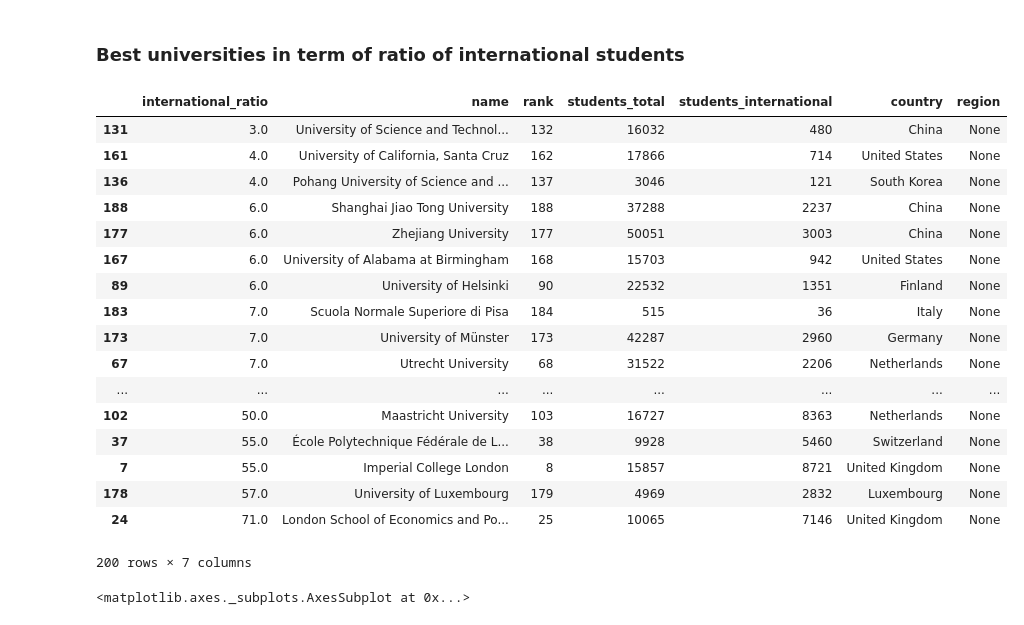
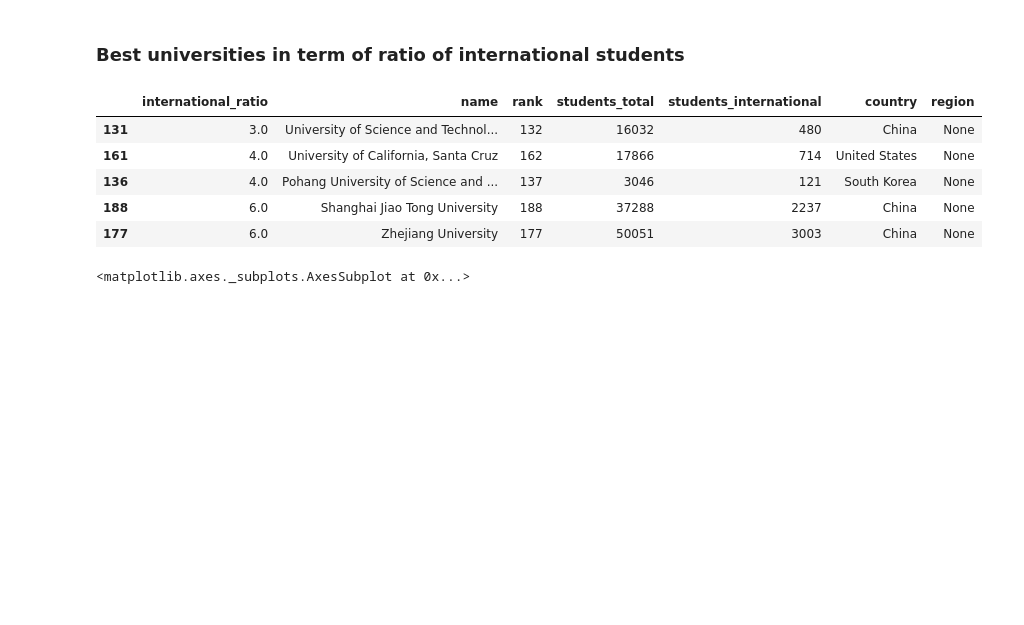
Before and after one commit to ImLemni/ada-epfl, a Jupyter notebook: 02-Data/homework2.ipynb, the cells around one changed output. Drawn from its saved outputs; the diff is of its cells as text; code cells hidden in the pictures; blank space fills up the shorter version.

```diff
--- a/02-Data/homework2.ipynb
+++ b/02-Data/homework2.ipynb
@@ -89,7 +100,7 @@ def read_percentage(raw_percentage):
 # %% [markdown]
 TODO : Describe data
 # %%
-def make_entry(name, rank, country, region, faculty_total, faculty_international, students_total, students_international,faculty_ratio,intern_ratio, **extra_keys):
+def make_entry(name, rank, country, region, faculty_total, faculty_international, students_total, students_international,faculty_ratio,intern_ratio,overall_score,citations_score,international_score, **extra_keys):
     return {
         "name": name,
         "rank": rank,
@@ -101,6 +112,9 @@ def make_entry(name, rank, country, region, faculty_total, faculty_international
         "students_international": students_international,
         "faculty_ratio":faculty_ratio,
         "international_ratio":intern_ratio,
+        "overall_score":overall_score,
+        "citations_score":citations_score,
+        "international_score":international_score,
         **extra_keys
     }
 # %%
@@ -491,8 +507,11 @@ def read_times_entry(raw_entry):
     faculty_international = None
     faculty_ratio = faculty_to_students_ratio*100
     intern_ratio = international_students_ratio*100
+    overall_score = float(raw_entry["scores_overall"]) if "scores_overall" in raw_entry else None
+    citations_score = float(raw_entry["scores_citations"]) if "scores_citations" in raw_entry else None
+    international_score = float(raw_entry["scores_international_outlook"]) if "scores_international_outlook" in raw_entry else None
 
-    return make_entry(name, rank, country, region, faculty_total, faculty_international, students_total, students_international,faculty_ratio,intern_ratio)
+    return make_entry(name, rank, country, region, faculty_total, faculty_international, students_total, students_international,faculty_ratio,intern_ratio,overall_score,citations_score,international_score)
 
 #   uniProp['internStudentRatio']=t['stats_pc_intl_students']
 #   uniProp['internStudent']=math.floor(float(t['stats_pc_intl_students'].replace("%",""))/100*int(t['stats_number_students'].replace(",","")))#Number looks like this 20,409
@@ -530,7 +549,7 @@ def get_times_df(raw_ranking_data, max_rank):
 
 
 times_df = get_times_df(times_raw_ranking_data, MAX_RANK)
-times_df=times_df[['rank', 'name', 'country', 'region', 'students_total','faculty_total','students_international','faculty_international','faculty_ratio','international_ratio']]
+times_df=times_df[['rank', 'name', 'country', 'region', 'students_total','faculty_total','students_international','faculty_international','faculty_ratio','international_ratio','overall_score','citations_score','international_score']]
 times_df.head()
 # %% [output]
 |  | rank | name | country | region | students_total | faculty_total | students_international | ... |
@@ -588,26 +595,14 @@ p
 # %%
 #top_universities_df['international_students_ratio'] = top_universities_df['students_total']/top_universities_df['students_international']
 times_universities_df_ratio_intern_students = times_df.sort_values(by='international_ratio')[['international_ratio','name','rank','students_total','students_international','country','region']]
-times_universities_df_ratio_intern_students
+times_universities_df_ratio_intern_students.head()
 # %% [output]
 |  | international_ratio | name | rank | students_total | students_international | country | region |
 | 131 | 3.0 | University of Science and Technol... | 132 | 16032 | 480 | China | None |
 | 161 | 4.0 | University of California, Santa Cruz | 162 | 17866 | 714 | United States | None |
 | 136 | 4.0 | Pohang University of Science and ... | 137 | 3046 | 121 | South Korea | None |
 | 188 | 6.0 | Shanghai Jiao Tong University | 188 | 37288 | 2237 | China | None |
 | 177 | 6.0 | Zhejiang University | 177 | 50051 | 3003 | China | None |
-| 167 | 6.0 | University of Alabama at Birmingham | 168 | 15703 | 942 | United States | None |
-| 89 | 6.0 | University of Helsinki | 90 | 22532 | 1351 | Finland | None |
-| 183 | 7.0 | Scuola Normale Superiore di Pisa | 184 | 515 | 36 | Italy | None |
-| 173 | 7.0 | University of Münster | 173 | 42287 | 2960 | Germany | None |
-| 67 | 7.0 | Utrecht University | 68 | 31522 | 2206 | Netherlands | None |
-| ... | ... | ... | ... | ... | ... | ... | ... |
-| 102 | 50.0 | Maastricht University | 103 | 16727 | 8363 | Netherlands | None |
-| 37 | 55.0 | École Polytechnique Fédérale de L... | 38 | 9928 | 5460 | Switzerland | None |
-| 7 | 55.0 | Imperial College London | 8 | 15857 | 8721 | United Kingdom | None |
-| 178 | 57.0 | University of Luxembourg | 179 | 4969 | 2832 | Luxembourg | None |
-| 24 | 71.0 | London School of Economics and Po... | 25 | 10065 | 7146 | United Kingdom | None |
-200 rows × 7 columns
 # %%
 #Ploting results
 #We added the mean value to have an order of magnitude
```
Also changed, not shown: parts of 21 cells of this notebook.
